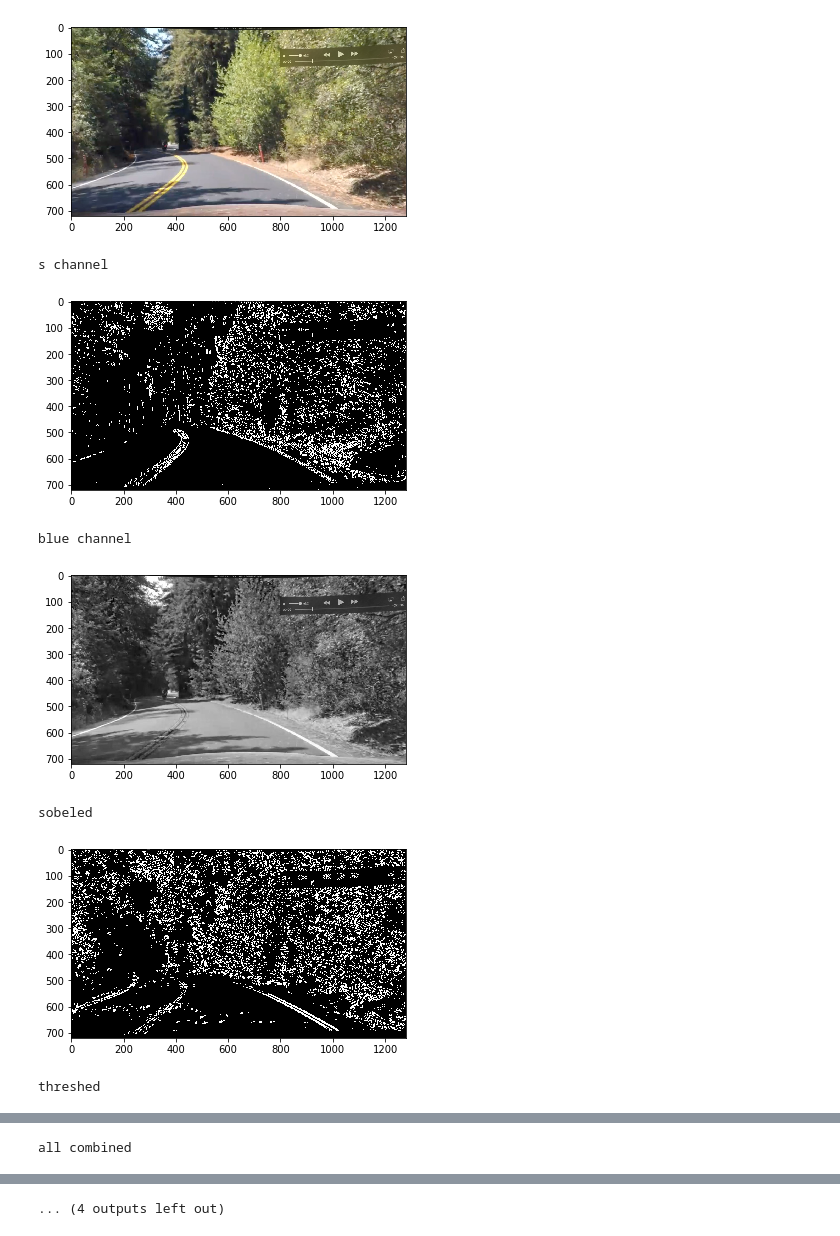
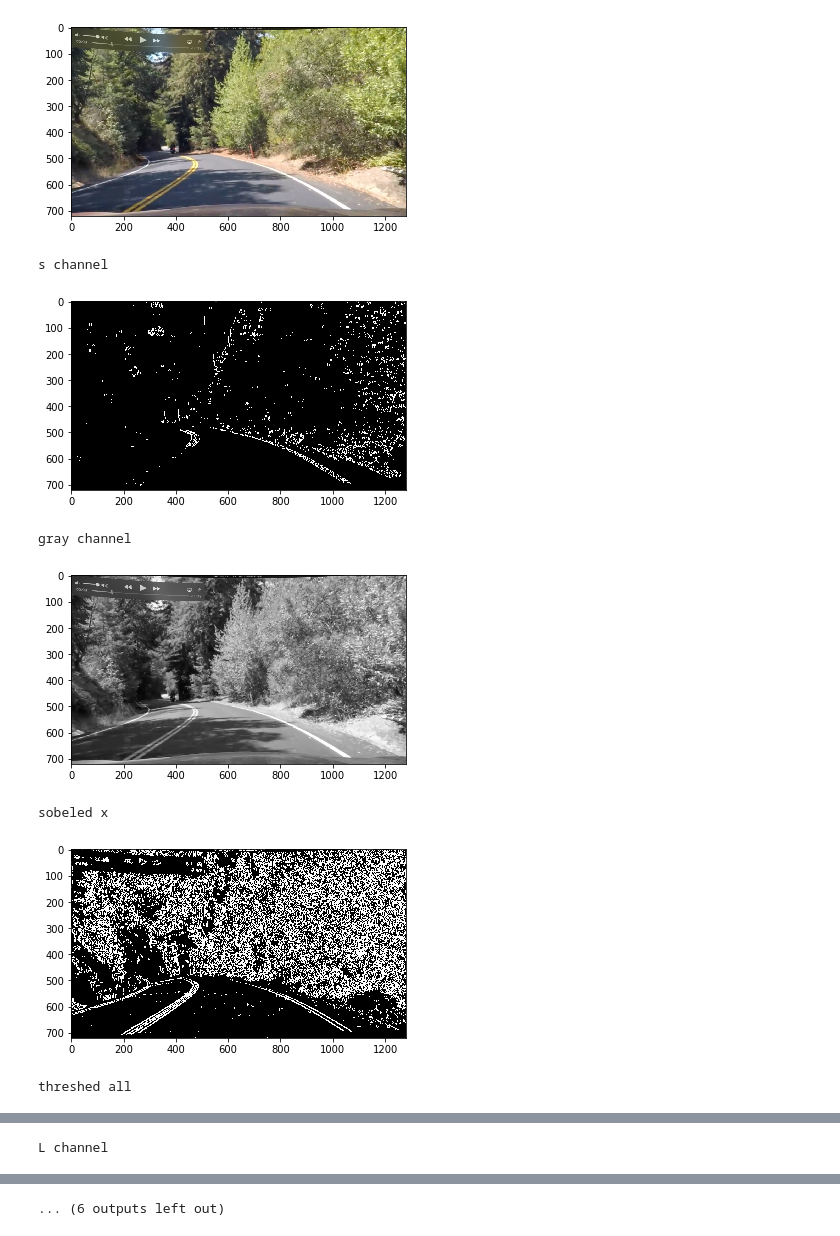
Before and after one commit to artxj/CarND-Advanced-Lane-Lines, a Jupyter notebook: lane_finder.ipynb, the cells around one changed output, grey strips where cells are left out. Saved outputs shown, nothing was run; the diff lists cells and outputs as text; code cells hidden in the pictures.

```diff
--- a/lane_finder.ipynb
+++ b/lane_finder.ipynb
@@ -274,11 +274,11 @@ def test_func(image, show_plot=False):
 
     gray = cv2.cvtColor(image, cv2.COLOR_RGB2GRAY)
     if show_plot:
-        print('gray channe;')
+        print('gray channel')
         show_image(gray, cmap='gray')
-    threshed_m = apply_magnitude_sobel(gray, kernel_size=3, thresh=(20, 100))
+    threshed_m = apply_magnitude_sobel(gray, kernel_size=13, thresh=(20, 100))
     # show_image(threshed_m, cmap='gray')
-    threshed_d = apply_direction_sobel(gray, kernel_size=15, thresh=(0.8, 1.2))
+    threshed_d = apply_direction_sobel(gray, kernel_size=15, thresh=(0.6, 1.3))
     # show_image(threshed_d, cmap='gray')
 
     sobelx = apply_sobel_thresh(gray, orient='x', thresh=(20, 100), kernel_size=7)
@@ -379,6 +379,6 @@ def test_func2(image, show_plot=False):
     show_image(u_channel, cmap='gray')
     show_image(v_channel, cmap='gray')
 
-image = read_image('./test_images/hard3.jpg')
+image = read_image('./test_images/hard5.jpg')
 test_func(image, show_plot=True)
 # %% [output]
@@ -465,8 +465,11 @@ def sliding_window_search(binary_warped, show_plot=False):
     # Find the peak of the left and right halves of the histogram
     # These will be the starting point for the left and right lines
     midpoint = np.int(histogram.shape[0]/2)
-    leftx_base = 200 + np.argmax(histogram[200:(midpoint-220)])
-    rightx_base = np.argmax(histogram[(midpoint+220):-200]) + midpoint + 220
+    # leftx_base = 200 + np.argmax(histogram[200:(midpoint-220)])
+    # rightx_base = np.argmax(histogram[(midpoint+220):-200]) + midpoint + 220
+
+    leftx_base = 200 + np.argmax(histogram[200:midpoint])
+    rightx_base = np.argmax(histogram[midpoint:-200]) + midpoint
 
     lmax = np.amax(histogram[:(midpoint)])
     rmax = np.amax(histogram[(midpoint):])
@@ -511,7 +514,7 @@ def sliding_window_search(binary_warped, show_plot=False):
     leftx_current = leftx_base
     rightx_current = rightx_base
     # Set the width of the windows +/- margin
-    margin = 70
+    margin = 50
     # Set minimum number of pixels found to recenter window
     minpix = 50
     # Create empty lists to receive left and right lane pixel indices
@@ -786,7 +789,7 @@ def draw_lines(image, warped, image_size, Minv, left_fitx, right_fitx, ploty):
 
 def full_process_image(image, image_size, mtx, dist, M, Minv, show_plot=False):
     undistorted = undistort_image(image, mtx, dist)
-    threshed = test_func3(undistorted, show_plot=show_plot)
+    threshed = test_func(undistorted, show_plot=show_plot)
     #threshed = combine_sobel_and_hls(undistorted)
     #masked = apply_mask(threshed)
     if show_plot:
@@ -812,7 +815,7 @@ def process_image(image):
     return full_process_image(image, image_size, calibration_mtx, calibration_dist, perspective_M, perspective_Minv)
 # %%
 
-image = read_image('./test_images/hard3.jpg')
+image = read_image('./test_images/hard4.jpg')
 show_image(image)
 show_image(full_process_image(image, image_size, calibration_mtx, calibration_dist, perspective_M, perspective_Minv, show_plot=True))
 # %% [output]
@@ -820,8 +823,8 @@ show_image(full_process_image(image, image_size, calibration_mtx, calibration_di
-[figure, old version]
+[figure, new version]
 s channel
-[figure, old version]
+[figure, new version]
-blue channel
+gray channel
-[figure, old version]
+[figure, new version]
-sobeled
+sobeled x
-[figure, old version]
+[figure, new version]
-threshed
+threshed all
@@ -829 +832 @@ threshed
-all combined
+L channel
@@ -831,4 +834,4 @@ all combined
-... (4 outputs left out)
+... (6 outputs left out)
 # %%
 
 class Lane():
```
Also changed, not shown: parts of 5 cells of this notebook, 1 other file.
